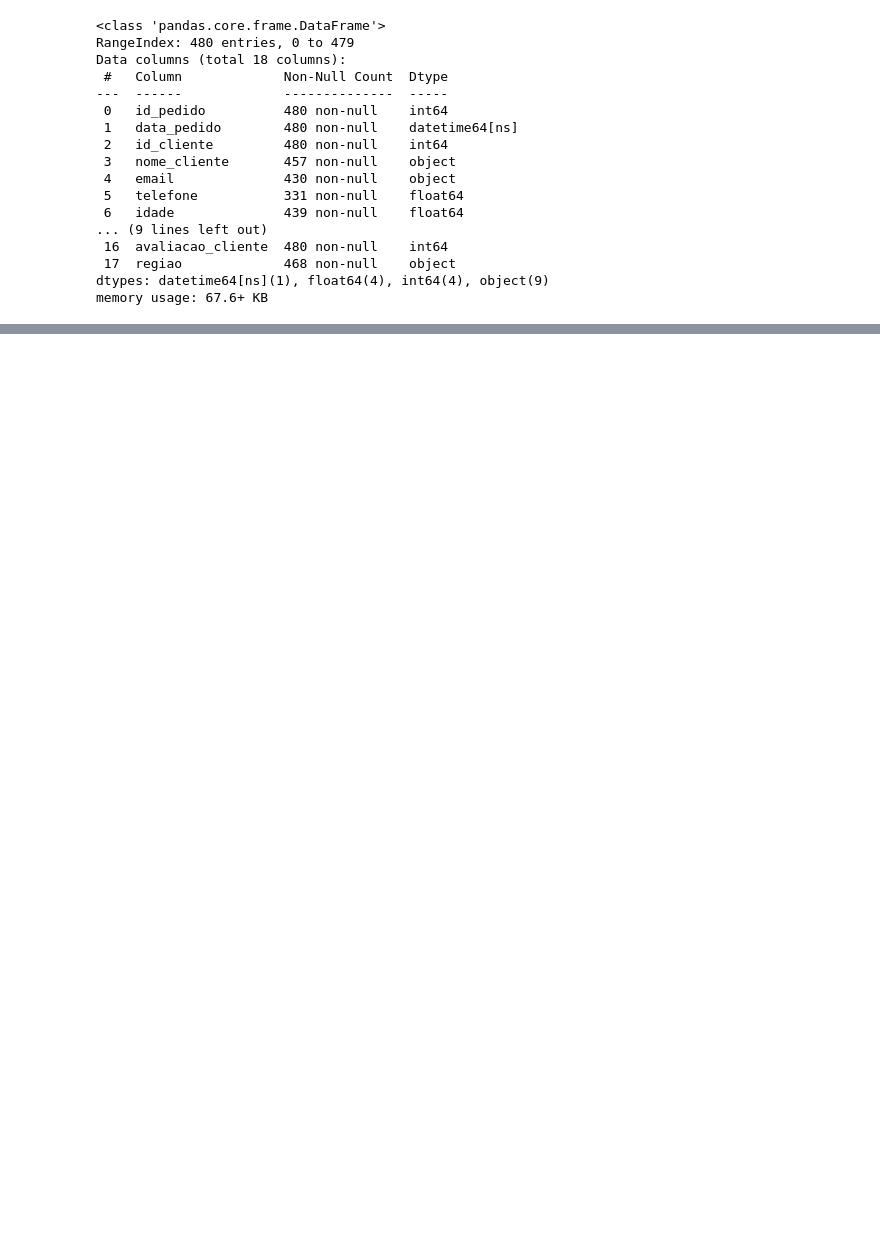
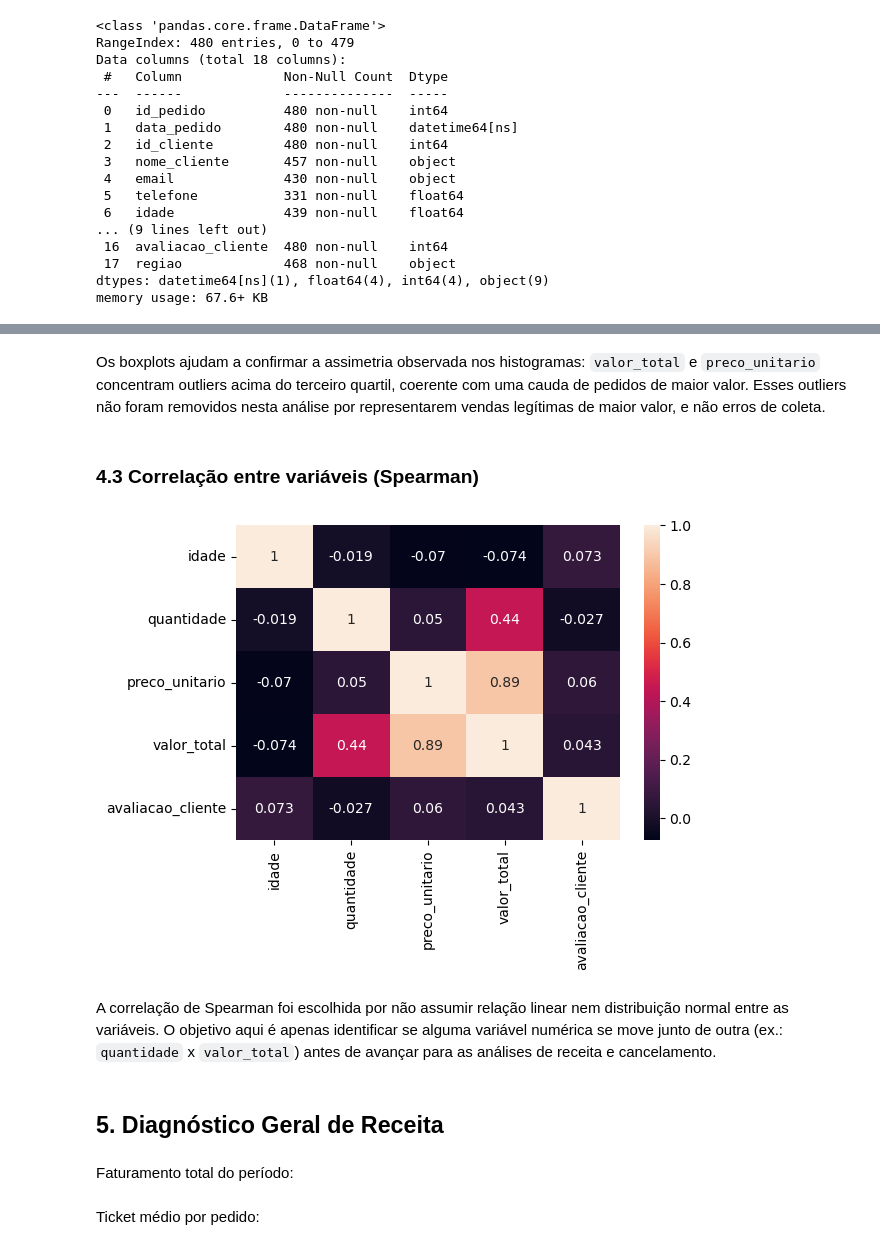
Before and after one commit to Gutembergss/Analise_ecommerce, a Jupyter notebook: projeto_ecommerce_analise.ipynb, the cells around one changed output, grey strips where cells are left out. Drawn from its saved outputs; the diff is of its cells as text; code cells hidden in the pictures; blank space fills up the shorter version.

```diff
--- a/projeto_ecommerce_analise.ipynb
+++ b/projeto_ecommerce_analise.ipynb
@@ -151,0 +130,17 @@ array([[<Axes: title={'center': 'idade'}>,
+# %% [markdown]
+Os boxplots ajudam a confirmar a assimetria observada nos histogramas: `valor_total` e `preco_unitario` concentram outliers acima do terceiro quartil, coerente com uma cauda de pedidos de maior valor. Esses outliers não foram removidos nesta análise por representarem vendas legítimas de maior valor, e não erros de coleta.
+# %% [markdown]
+### 4.3 Correlação entre variáveis (Spearman)
+# %%
+matriz=df[colum].corr('spearman')
+
+sns.heatmap(matriz,annot=True)
+plt.tight_layout()
+# %% [output]
+[figure, added]
+# %% [markdown]
+A correlação de Spearman foi escolhida por não assumir relação linear nem distribuição normal entre as variáveis. O objetivo aqui é apenas identificar se alguma variável numérica se move junto de outra (ex.: `quantidade` x `valor_total`) antes de avançar para as análises de receita e cancelamento.
+# %% [markdown]
+## 5. Diagnóstico Geral de Receita
+# %% [markdown]
+Faturamento total do período:
@@ -151,0 +150,2 @@ array([[<Axes: title={'center': 'idade'}>,
+# %% [markdown]
+Ticket médio por pedido:
```
Also changed, not shown: parts of 62 cells of this notebook, 3 other files.
